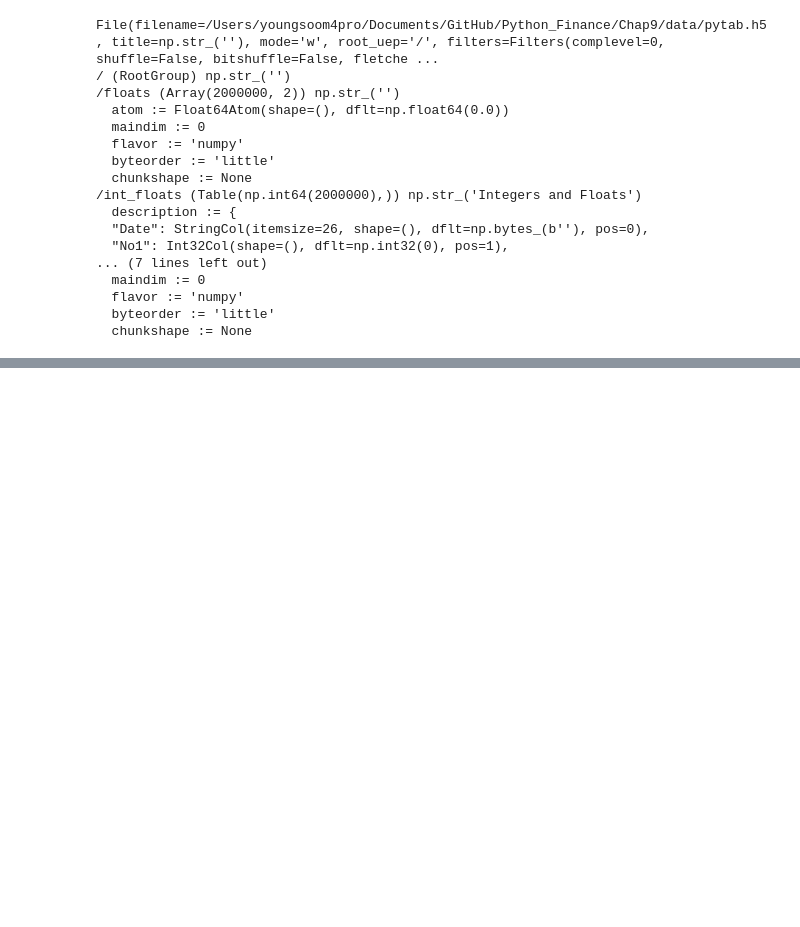
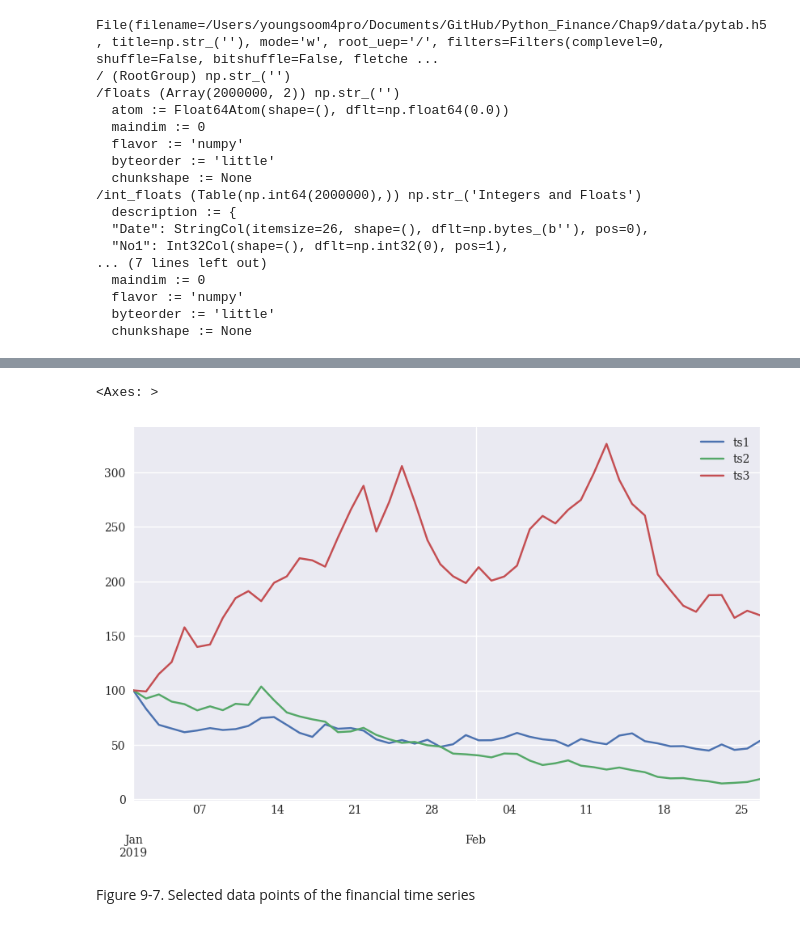
Before and after one commit to Youngsoo1024/Python_Finance, a Jupyter notebook: Chap9/ch9_test.ipynb, the cells around one changed output, grey strips where cells are left out. Drawn from its saved outputs; the diff is of its cells as text; code cells hidden in the pictures; blank space fills up the shorter version.

```diff
--- a/Chap9/ch9_test.ipynb
+++ b/Chap9/ch9_test.ipynb
@@ -937,0 +1056,11 @@ h5.close()
+# %%
+no = 5000000 # n of time steps
+co = 3 # n of time series
+interval = 1./(12*30*24*60) # the time interval as a year fraction
+vol =0.2 # the volatility
+# %%
+%%time
+rn = np.random.standard_normal((no,co))
+rn[0] = 0.0
+paths = 100 * np.exp(np.cumsum(-0.5*vol**2*interval+ vol*np.sqrt(interval)*rn, axis=0)) # the simulation based on an euler discretization.
+paths[0] =100
@@ -937,0 +1070,2 @@ h5.close()
+# %%
+dr = pd.date_range('2019-1-1', periods=no, freq='1s')
@@ -937,0 +1079,2 @@ h5.close()
+# %%
+df = pd.DataFrame(paths, index=dr, columns=['ts1', 'ts2', 'ts3'])
@@ -937,0 +1104,7 @@ h5.close()
+# %%
+df[::100000].plot(figsize=(10,6))
+# %% [output]
+<Axes: >
+[figure, added]
+# %% [markdown]
+Figure 9-7. Selected data points of the financial time series
```
Also changed, not shown: parts of 104 cells of this notebook, 1 other file.
